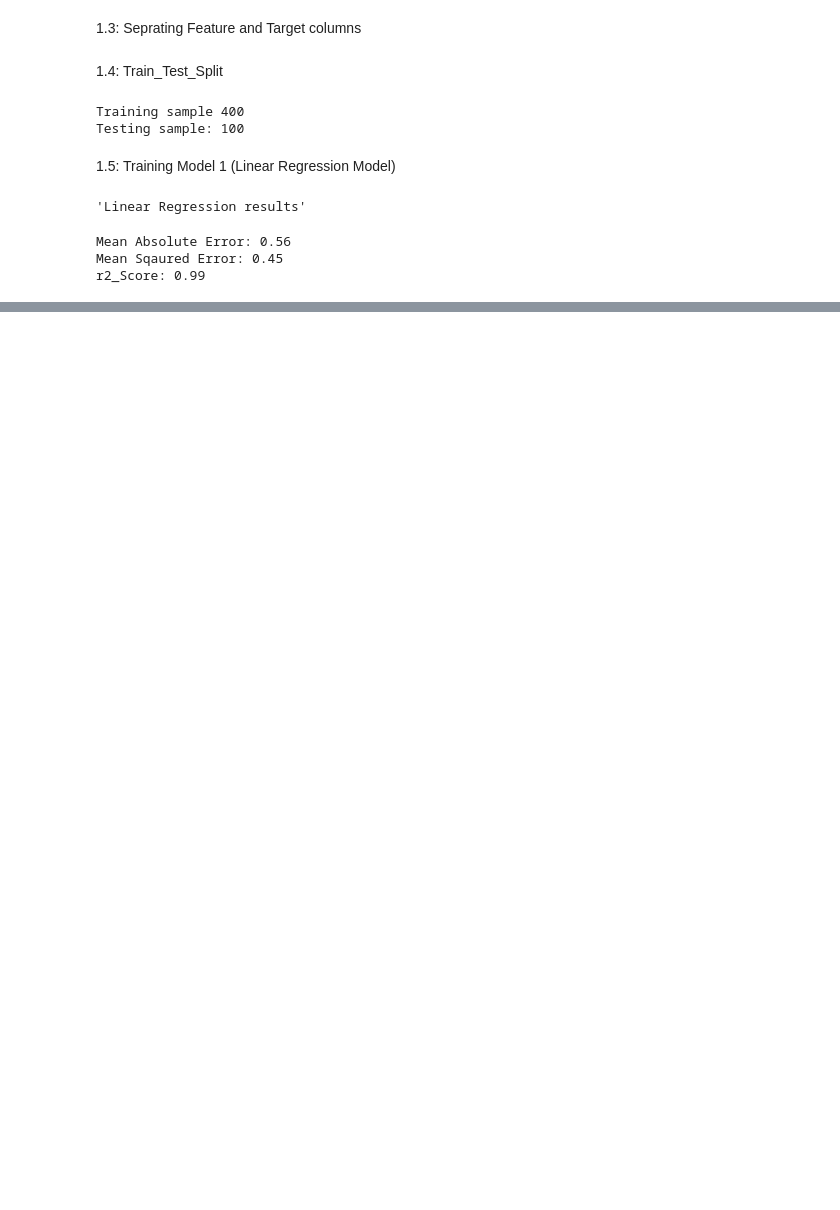
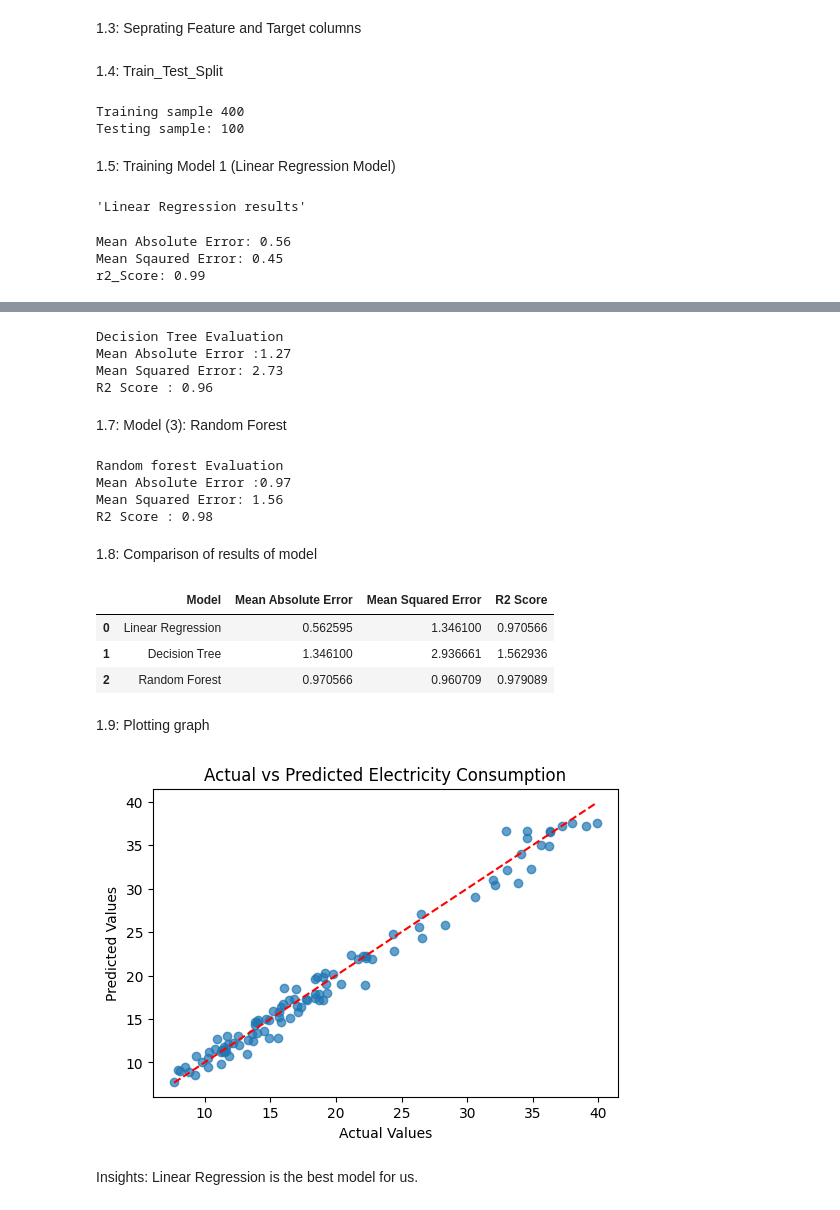
Before and after one commit to mudasir1144/Smart_electricity_consumption, a Jupyter notebook: Smart-Electricity-Consumption/notebooks/02_Model_Training.ipynb, the cells around one changed output, grey strips where cells are left out. Saved outputs shown, nothing was run; the diff lists cells and outputs as text; code cells hidden in the pictures; blank space fills up the shorter version.

Commit message:
Model Finally Trained

```diff
--- a/Smart-Electricity-Consumption/notebooks/02_Model_Training.ipynb
+++ b/Smart-Electricity-Consumption/notebooks/02_Model_Training.ipynb
@@ -57,0 +60,76 @@ r2_Score: 0.99
+# %%
+des_model = DecisionTreeRegressor()
+des_model.fit(X_train , y_train)
+des_prediction  = des_model.predict(X_test)
+des_mae=mean_absolute_error(y_test , des_prediction)
+des_mse = mean_squared_error(y_test , des_prediction)
+des_r2 = r2_score(y_test , des_prediction)
+# %%
+print("Decision Tree Evaluation")
+print(f"Mean Absolute Error :{des_mae:.2f} ")
+print(f"Mean Squared Error: {des_mse:.2f}")
+print(f"R2 Score : {des_r2:.2f}")
+# %% [output]
+Decision Tree Evaluation
+Mean Absolute Error :1.27
+Mean Squared Error: 2.73
+R2 Score : 0.96
+# %% [markdown]
+1.7: Model (3): Random Forest
+# %%
+rf_model = RandomForestRegressor()
+rf_model.fit(X_train , y_train)
+rf_prediction = rf_model.predict(X_test)
+rf_mae=mean_absolute_error(y_test , rf_prediction)
+rf_mse = mean_squared_error(y_test , rf_prediction)
+rf_r2 = r2_score(y_test , rf_prediction)
+# %%
+print("Random forest Evaluation")
+print(f"Mean Absolute Error :{rf_mae:.2f} ")
+print(f"Mean Squared Error: {rf_mse:.2f}")
+print(f"R2 Score : {rf_r2:.2f}")
+# %% [output]
+Random forest Evaluation
+Mean Absolute Error :0.97
+Mean Squared Error: 1.56
+R2 Score : 0.98
+# %% [markdown]
+1.8: Comparison of results of model
+# %%
+results = pd.DataFrame({
+    "Model":["Linear Regression" , "Decision Tree" , "Random Forest"],
+    "Mean Absolute Error": [lin_mae,des_mae,rf_mae],
+    "Mean Squared Error": [des_mae,des_mse , des_r2],
+    "R2 Score": [rf_mae, rf_mse , rf_r2]
+})
+results
+# %% [output]
+|  | Model | Mean Absolute Error | Mean Squared Error | R2 Score |
+| 0 | Linear Regression | 0.562595 | 1.346100 | 0.970566 |
+| 1 | Decision Tree | 1.346100 | 2.936661 | 1.562936 |
+| 2 | Random Forest | 0.970566 | 0.960709 | 0.979089 |
+# %% [markdown]
+1.9: Plotting graph
+# %%
+plt.figure(figsize=(6,4))
+plt.scatter(
+    y_test,
+    rf_prediction,
+    alpha = 0.7
+)
+plt.plot(
+    [y_test.min(),y_test.max()],
+    [y_test.min(),y_test.max()],
+    'r--'
+)
+plt.xlabel("Actual Values")
+
+plt.ylabel("Predicted Values")
+
+plt.title("Actual vs Predicted Electricity Consumption")
+
+plt.show()
+# %% [output]
+[figure, added]
+# %% [markdown]
+Insights: Linear Regression is the best model for us.
```
Also changed, not shown: parts of 2 cells of this notebook, 4 other files.
